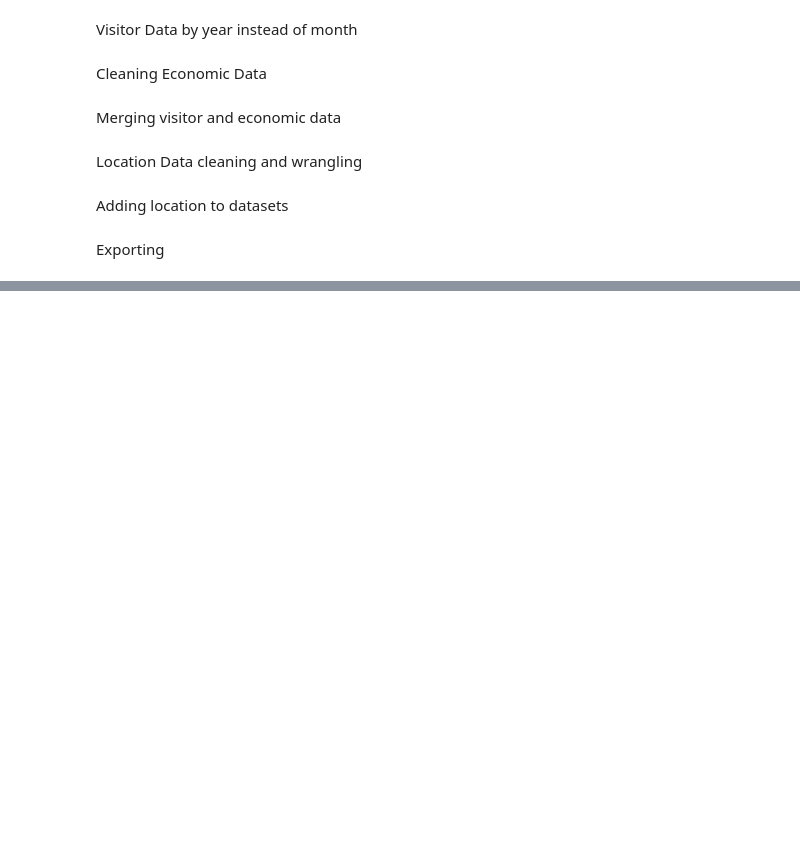
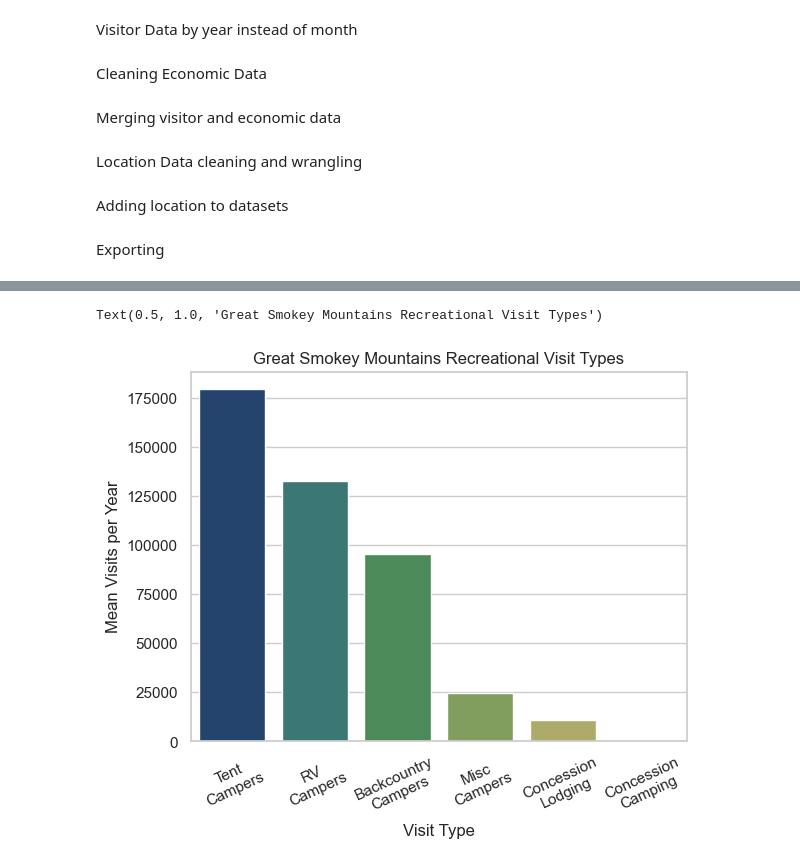
Before and after one commit to erhanks/National-Parks, a Jupyter notebook: Cleaning data.ipynb, the cells around one changed output, grey strips where cells are left out. Drawn from its saved outputs; the diff is of its cells as text; code cells hidden in the pictures; blank space fills up the shorter version.

```diff
--- a/Cleaning data.ipynb
+++ b/Cleaning data.ipynb
@@ -89,0 +237,6 @@ Visit_econ_longlat.to_csv("Visit Econ Location Data.csv")
+# %%
+# creating a new df with the visits
+GSM_visits = pd.DataFrame({"Visit type": ["Recreation Visitors","Non-Recreation Visitors","Concession Lodging","Tent Campers","RV Campers","Concession Camping","Backcountry Campers","Misc Campers","Non-Recreation Overnight Stays"], "Total": [12201767.8	,10711707.3, 10607.3, 179343.7, 132650.2, 0.0, 95327.8, 24742.9, 0.0]})
+GSM_visits = GSM_visits.drop([0, 1, 8])
+GSM_visits = GSM_visits.sort_values("Total", ascending = False)
+GSM_visits
@@ -89,0 +367,14 @@ Visit_econ_longlat.to_csv("Visit Econ Location Data.csv")
+# %%
+plt3 = sns.barplot(data = GSM_visits, x='Visit type', y='Total', hue = 'Visit type', errorbar=None, palette='gist_earth')
+sns.set_style("whitegrid")
+
+# X axis
+plt3.set_xticks(range(6))
+plt3.set_xticklabels(labels = ['Tent\nCampers', 'RV\nCampers', 'Backcountry\nCampers', 'Misc\nCampers', 'Concession\nLodging','Concession\nCamping'], rotation=25)
+
+# Titles
+plt3.set(xlabel='Visit Type', ylabel='Mean Visits per Year')
+plt.title("Great Smokey Mountains Recreational Visit Types")
+# %% [output]
+Text(0.5, 1.0, 'Great Smokey Mountains Recreational Visit Types')
+[figure, added]
```
Also changed, not shown: parts of 41 cells of this notebook.
